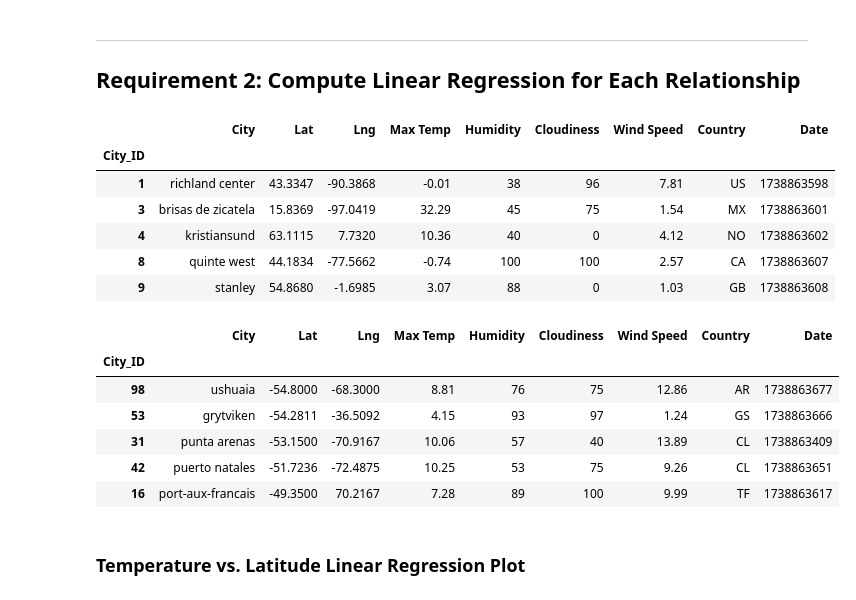
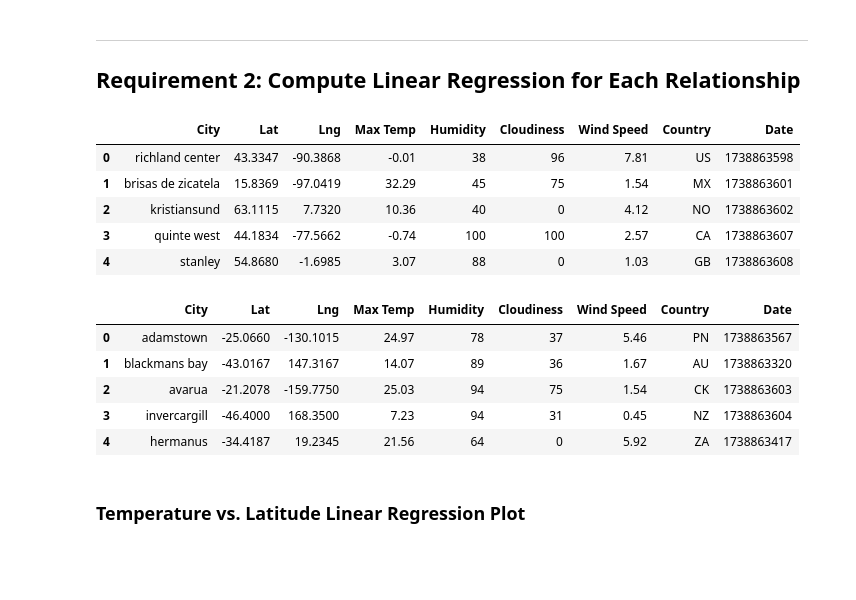
Before and after one commit to darren-coder/python-api-challenge, a Jupyter notebook: WeatherPy.ipynb, the cells around one changed output. Cells and saved outputs as stored; diff of their text form; code cells hidden in the pictures; blank space fills up the shorter version.

```diff
--- a/WeatherPy.ipynb
+++ b/WeatherPy.ipynb
@@ -307,31 +331,28 @@ def plot_linear_regression(x, y):
 # %%
 # Create a DataFrame with the Northern Hemisphere data (Latitude >= 0)
 north_hem_df = city_data_df[city_data_df['Lat'] >= 0]
-#north_hem_df = north_hem_df.sort_values(by='Lat')
+north_hem_df.reset_index(drop=True, inplace=True)
 # Display sample data
 north_hem_df.head()
 # %% [output]
 |  | City | Lat | Lng | Max Temp | Humidity | Cloudiness | Wind Speed | Country | Date |
-| City_ID |  |  |  |  |  |  |  |  |  |
-| 1 | richland center | 43.3347 | -90.3868 | -0.01 | 38 | 96 | 7.81 | US | 1738863598 |
-| 3 | brisas de zicatela | 15.8369 | -97.0419 | 32.29 | 45 | 75 | 1.54 | MX | 1738863601 |
-| 4 | kristiansund | 63.1115 | 7.7320 | 10.36 | 40 | 0 | 4.12 | NO | 1738863602 |
-| 8 | quinte west | 44.1834 | -77.5662 | -0.74 | 100 | 100 | 2.57 | CA | 1738863607 |
-| 9 | stanley | 54.8680 | -1.6985 | 3.07 | 88 | 0 | 1.03 | GB | 1738863608 |
+| 0 | richland center | 43.3347 | -90.3868 | -0.01 | 38 | 96 | 7.81 | US | 1738863598 |
+| 1 | brisas de zicatela | 15.8369 | -97.0419 | 32.29 | 45 | 75 | 1.54 | MX | 1738863601 |
+| 2 | kristiansund | 63.1115 | 7.7320 | 10.36 | 40 | 0 | 4.12 | NO | 1738863602 |
+| 3 | quinte west | 44.1834 | -77.5662 | -0.74 | 100 | 100 | 2.57 | CA | 1738863607 |
+| 4 | stanley | 54.8680 | -1.6985 | 3.07 | 88 | 0 | 1.03 | GB | 1738863608 |
 # %%
 # Create a DataFrame with the Southern Hemisphere data (Latitude < 0)
-south_hem_df = city_data_df[city_data_df['Lat'] <= 0]
-south_hem_df = south_hem_df.sort_values(by='Lat')
-
+south_hem_df = city_data_df[city_data_df['Lat'] < 0]
+south_hem_df.reset_index(drop=True, inplace=True)
 # Display sample data
 south_hem_df.head()
 # %% [output]
 |  | City | Lat | Lng | Max Temp | Humidity | Cloudiness | Wind Speed | Country | Date |
-| City_ID |  |  |  |  |  |  |  |  |  |
-| 98 | ushuaia | -54.8000 | -68.3000 | 8.81 | 76 | 75 | 12.86 | AR | 1738863677 |
-| 53 | grytviken | -54.2811 | -36.5092 | 4.15 | 93 | 97 | 1.24 | GS | 1738863666 |
-| 31 | punta arenas | -53.1500 | -70.9167 | 10.06 | 57 | 40 | 13.89 | CL | 1738863409 |
-| 42 | puerto natales | -51.7236 | -72.4875 | 10.25 | 53 | 75 | 9.26 | CL | 1738863651 |
-| 16 | port-aux-francais | -49.3500 | 70.2167 | 7.28 | 89 | 100 | 9.99 | TF | 1738863617 |
+| 0 | adamstown | -25.0660 | -130.1015 | 24.97 | 78 | 37 | 5.46 | PN | 1738863567 |
+| 1 | blackmans bay | -43.0167 | 147.3167 | 14.07 | 89 | 36 | 1.67 | AU | 1738863320 |
+| 2 | avarua | -21.2078 | -159.7750 | 25.03 | 94 | 75 | 1.54 | CK | 1738863603 |
+| 3 | invercargill | -46.4000 | 168.3500 | 7.23 | 94 | 31 | 0.45 | NZ | 1738863604 |
+| 4 | hermanus | -34.4187 | 19.2345 | 21.56 | 64 | 0 | 5.92 | ZA | 1738863417 |
 # %% [markdown]
 ###  Temperature vs. Latitude Linear Regression Plot
```
Also changed, not shown: parts of 20 cells of this notebook.
